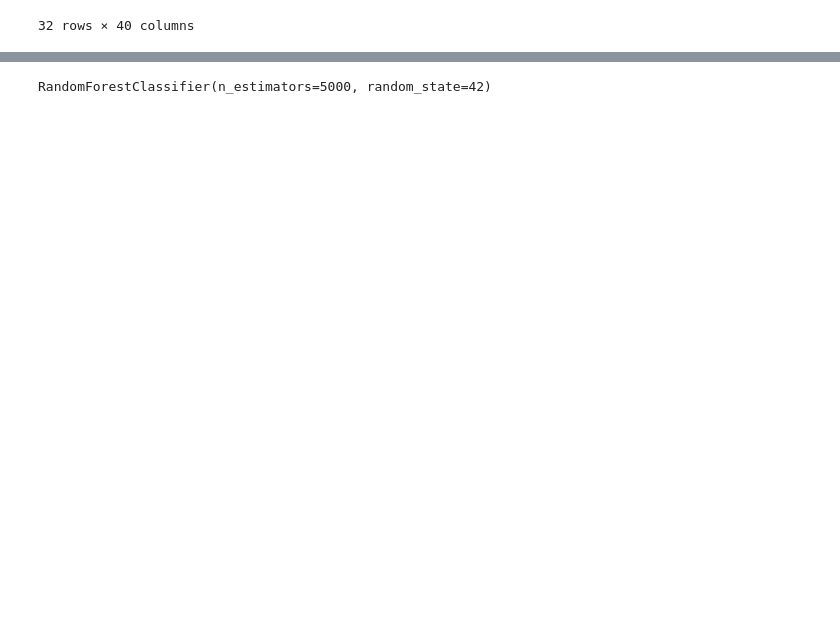
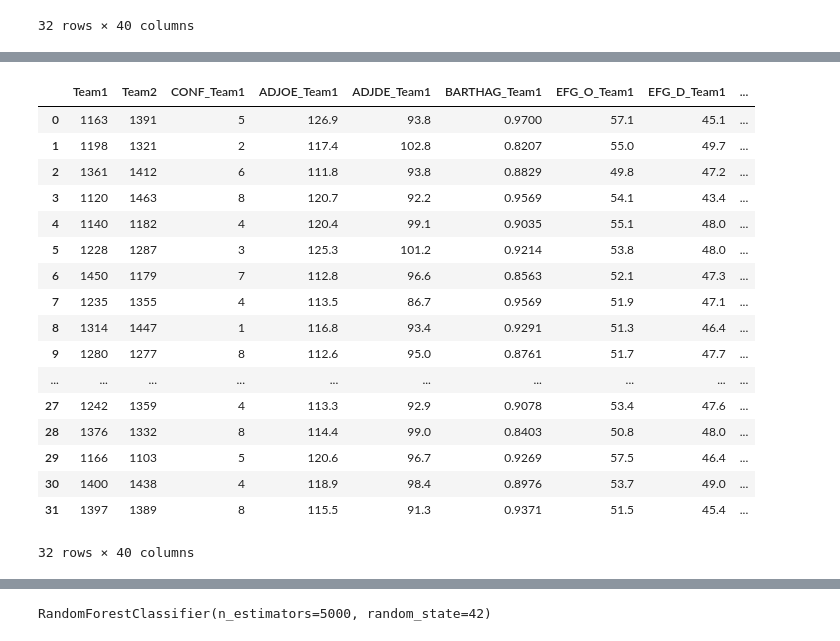
Before and after one commit to ddixon18/march-madness-prediction, a Jupyter notebook: bracket-prediction-2024.ipynb, the cells around one changed output, grey strips where cells are left out. Saved outputs shown, nothing was run; the diff lists cells and outputs as text; code cells hidden in the pictures; blank space fills up the shorter version.

```diff
--- a/bracket-prediction-2024.ipynb
+++ b/bracket-prediction-2024.ipynb
@@ -395 +393,41 @@ mm2024_merged_comp
+# %%
+## Machine Learning -- yay :) ##
+
+from sklearn.preprocessing import LabelEncoder
+from sklearn.model_selection import train_test_split
+from sklearn.ensemble import RandomForestClassifier
+from sklearn import metrics
+
+
+
+labels = np.array(merged_stats_comp['WTeamBinary'])
+labels = labels.astype('int')
+
+merged_stats_comp = merged_stats_comp.drop(["WTeamBinary"], axis = 1)
+le = LabelEncoder()
+mm2024_merged_comp['CONF_Team1'] = le.fit_transform(mm2024_merged_comp['CONF_Team1'])
+mm2024_merged_comp['CONF_Team2'] = le.fit_transform(mm2024_merged_comp['CONF_Team2'])
+
+
+
+mm2024_merged_comp
+# %% [output]
+|  | Team1 | Team2 | CONF_Team1 | ADJOE_Team1 | ADJDE_Team1 | BARTHAG_Team1 | EFG_O_Team1 | EFG_D_Team1 | ... |
+| 0 | 1163 | 1391 | 5 | 126.9 | 93.8 | 0.9700 | 57.1 | 45.1 | ... |
+| 1 | 1198 | 1321 | 2 | 117.4 | 102.8 | 0.8207 | 55.0 | 49.7 | ... |
+| 2 | 1361 | 1412 | 6 | 111.8 | 93.8 | 0.8829 | 49.8 | 47.2 | ... |
+| 3 | 1120 | 1463 | 8 | 120.7 | 92.2 | 0.9569 | 54.1 | 43.4 | ... |
+| 4 | 1140 | 1182 | 4 | 120.4 | 99.1 | 0.9035 | 55.1 | 48.0 | ... |
+| 5 | 1228 | 1287 | 3 | 125.3 | 101.2 | 0.9214 | 53.8 | 48.0 | ... |
+| 6 | 1450 | 1179 | 7 | 112.8 | 96.6 | 0.8563 | 52.1 | 47.3 | ... |
+| 7 | 1235 | 1355 | 4 | 113.5 | 86.7 | 0.9569 | 51.9 | 47.1 | ... |
+| 8 | 1314 | 1447 | 1 | 116.8 | 93.4 | 0.9291 | 51.3 | 46.4 | ... |
+| 9 | 1280 | 1277 | 8 | 112.6 | 95.0 | 0.8761 | 51.7 | 47.7 | ... |
+| ... | ... | ... | ... | ... | ... | ... | ... | ... | ... |
+| 27 | 1242 | 1359 | 4 | 113.3 | 92.9 | 0.9078 | 53.4 | 47.6 | ... |
+| 28 | 1376 | 1332 | 8 | 114.4 | 99.0 | 0.8403 | 50.8 | 48.0 | ... |
+| 29 | 1166 | 1103 | 5 | 120.6 | 96.7 | 0.9269 | 57.5 | 46.4 | ... |
+| 30 | 1400 | 1438 | 4 | 118.9 | 98.4 | 0.8976 | 53.7 | 49.0 | ... |
+| 31 | 1397 | 1389 | 8 | 115.5 | 91.3 | 0.9371 | 51.5 | 45.4 | ... |
+32 rows × 40 columns
 # %%
```
Also changed, not shown: parts of 21 cells of this notebook, 2 other files.
